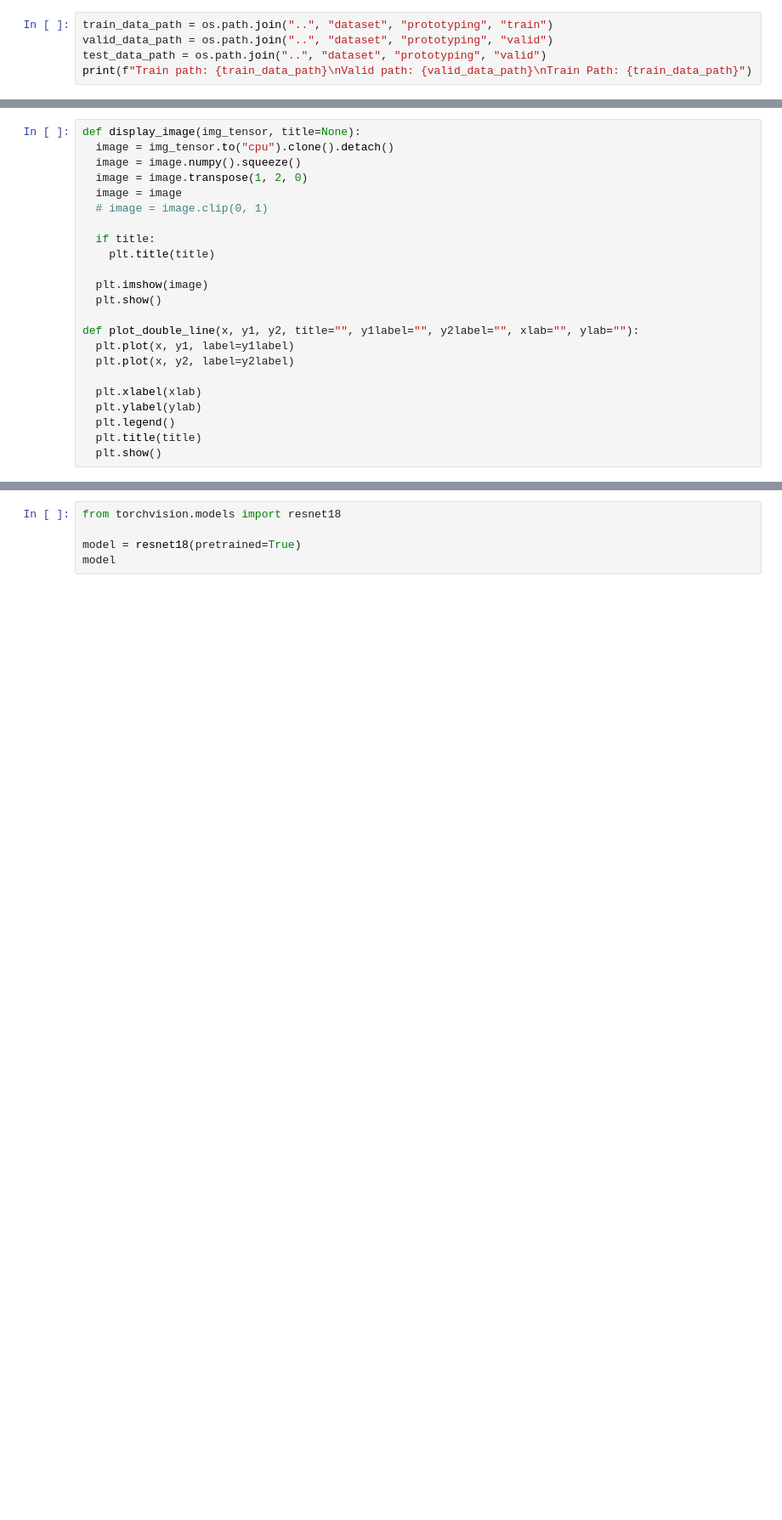
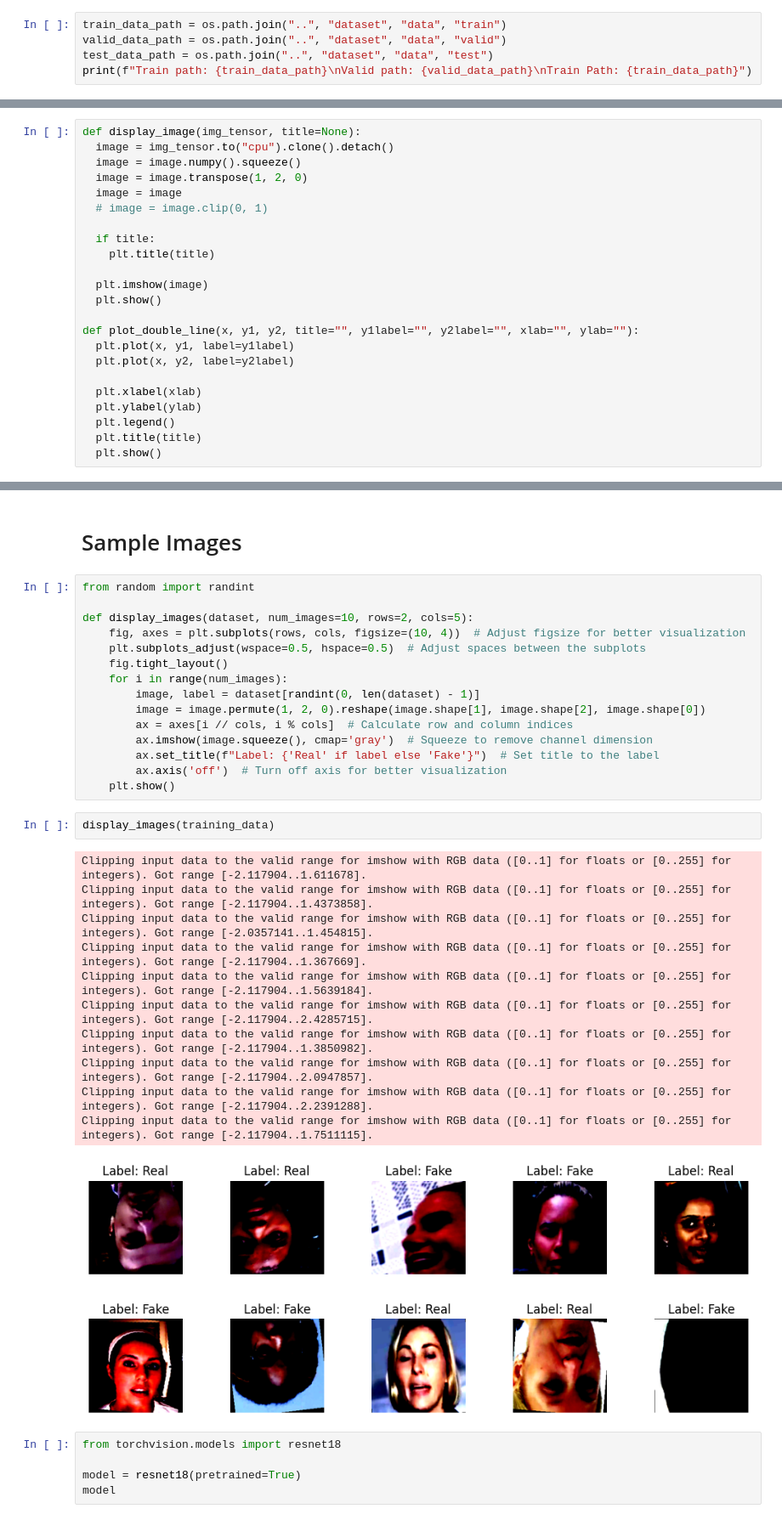
Before and after one commit to NavaneethReddyNalla/DeepFakeDetection, a Jupyter notebook: prototyping/prototyping.ipynb, the cells around one changed output, grey strips where cells are left out. Shown at 85% size. Drawn from its saved outputs; the diff is of its cells as text; blank space fills up the shorter version.

```diff
--- a/prototyping/prototyping.ipynb
+++ b/prototyping/prototyping.ipynb
@@ -22,8 +22,8 @@ print(f"{device} will be used for training...")
 # %% [output]
 cuda will be used for training...
 # %%
-train_data_path = os.path.join("..", "dataset", "prototyping", "train")
-valid_data_path = os.path.join("..", "dataset", "prototyping", "valid")
-test_data_path = os.path.join("..", "dataset", "prototyping", "valid")
+train_data_path = os.path.join("..", "dataset", "data", "train")
+valid_data_path = os.path.join("..", "dataset", "data", "valid")
+test_data_path = os.path.join("..", "dataset", "data", "test")
 print(f"Train path: {train_data_path}\nValid path: {valid_data_path}\nTrain Path: {train_data_path}")
 # %% [output]
@@ -134,3 +134,34 @@ Clipping input data to the valid range for imshow with RGB data ([0..1] for floa
+# %% [markdown]
+# Sample Images
+# %%
+from random import randint
+
+def display_images(dataset, num_images=10, rows=2, cols=5):
+    fig, axes = plt.subplots(rows, cols, figsize=(10, 4))  # Adjust figsize for better visualization
+    plt.subplots_adjust(wspace=0.5, hspace=0.5)  # Adjust spaces between the subplots
+    fig.tight_layout()
+    for i in range(num_images):
+        image, label = dataset[randint(0, len(dataset) - 1)]
+        image = image.permute(1, 2, 0).reshape(image.shape[1], image.shape[2], image.shape[0])
+        ax = axes[i // cols, i % cols]  # Calculate row and column indices
+        ax.imshow(image.squeeze(), cmap='gray')  # Squeeze to remove channel dimension
+        ax.set_title(f"Label: {'Real' if label else 'Fake'}")  # Set title to the label
+        ax.axis('off')  # Turn off axis for better visualization
+    plt.show()
+# %%
+display_images(training_data)
+# %% [output]
+Clipping input data to the valid range for imshow with RGB data ([0..1] for floats or [0..255] for integers). Got range [-2.117904..1.611678].
+Clipping input data to the valid range for imshow with RGB data ([0..1] for floats or [0..255] for integers). Got range [-2.117904..1.4373858].
+Clipping input data to the valid range for imshow with RGB data ([0..1] for floats or [0..255] for integers). Got range [-2.0357141..1.454815].
+Clipping input data to the valid range for imshow with RGB data ([0..1] for floats or [0..255] for integers). Got range [-2.117904..1.367669].
+Clipping input data to the valid range for imshow with RGB data ([0..1] for floats or [0..255] for integers). Got range [-2.117904..1.5639184].
+Clipping input data to the valid range for imshow with RGB data ([0..1] for floats or [0..255] for integers). Got range [-2.117904..2.4285715].
+Clipping input data to the valid range for imshow with RGB data ([0..1] for floats or [0..255] for integers). Got range [-2.117904..1.3850982].
+Clipping input data to the valid range for imshow with RGB data ([0..1] for floats or [0..255] for integers). Got range [-2.117904..2.0947857].
+Clipping input data to the valid range for imshow with RGB data ([0..1] for floats or [0..255] for integers). Got range [-2.117904..2.2391288].
+Clipping input data to the valid range for imshow with RGB data ([0..1] for floats or [0..255] for integers). Got range [-2.117904..1.7511115].
+[figure, added]
 # %%
 from torchvision.models import resnet18
 
```
Also changed, not shown: parts of 5 cells of this notebook, 5 other files.
